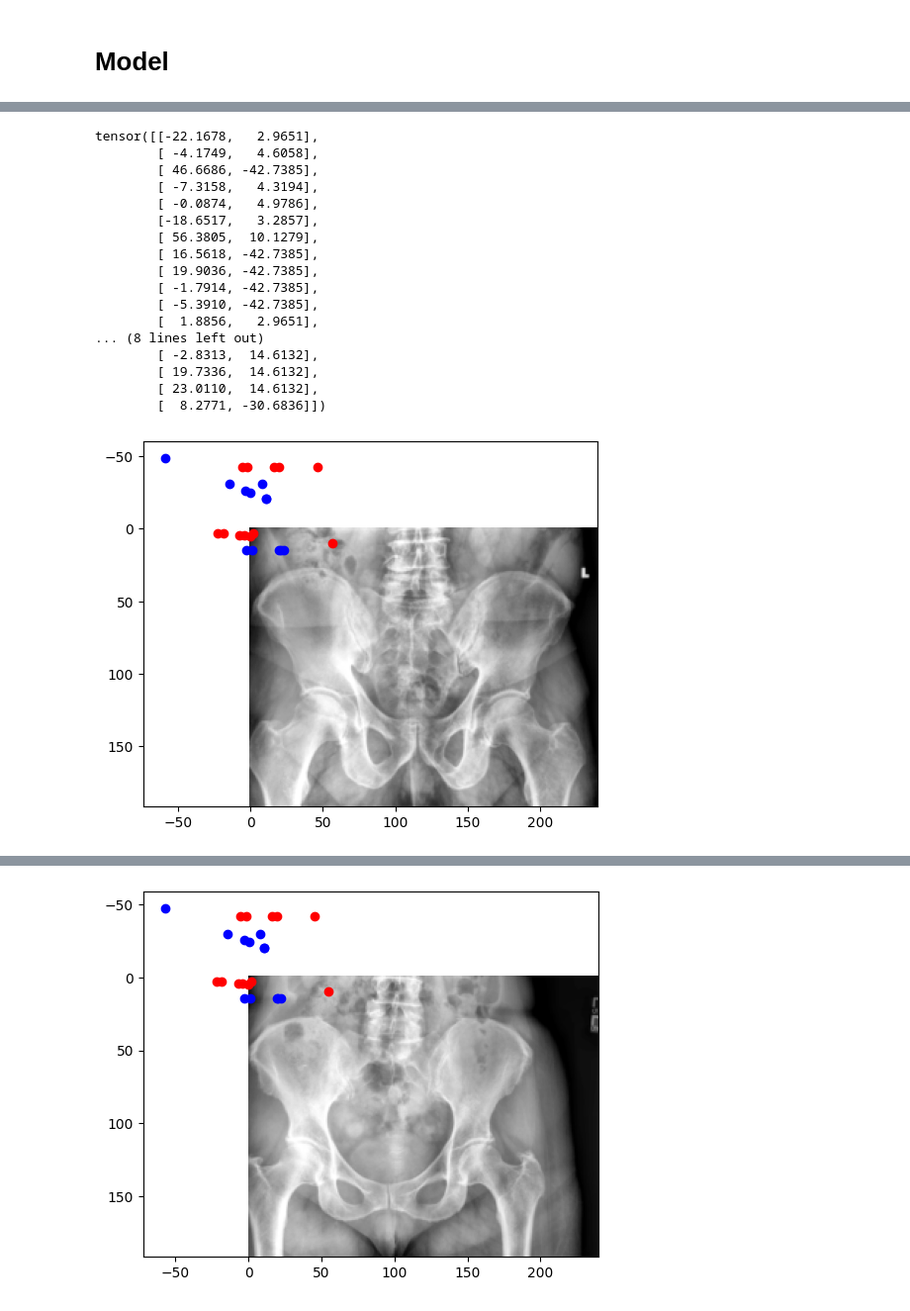
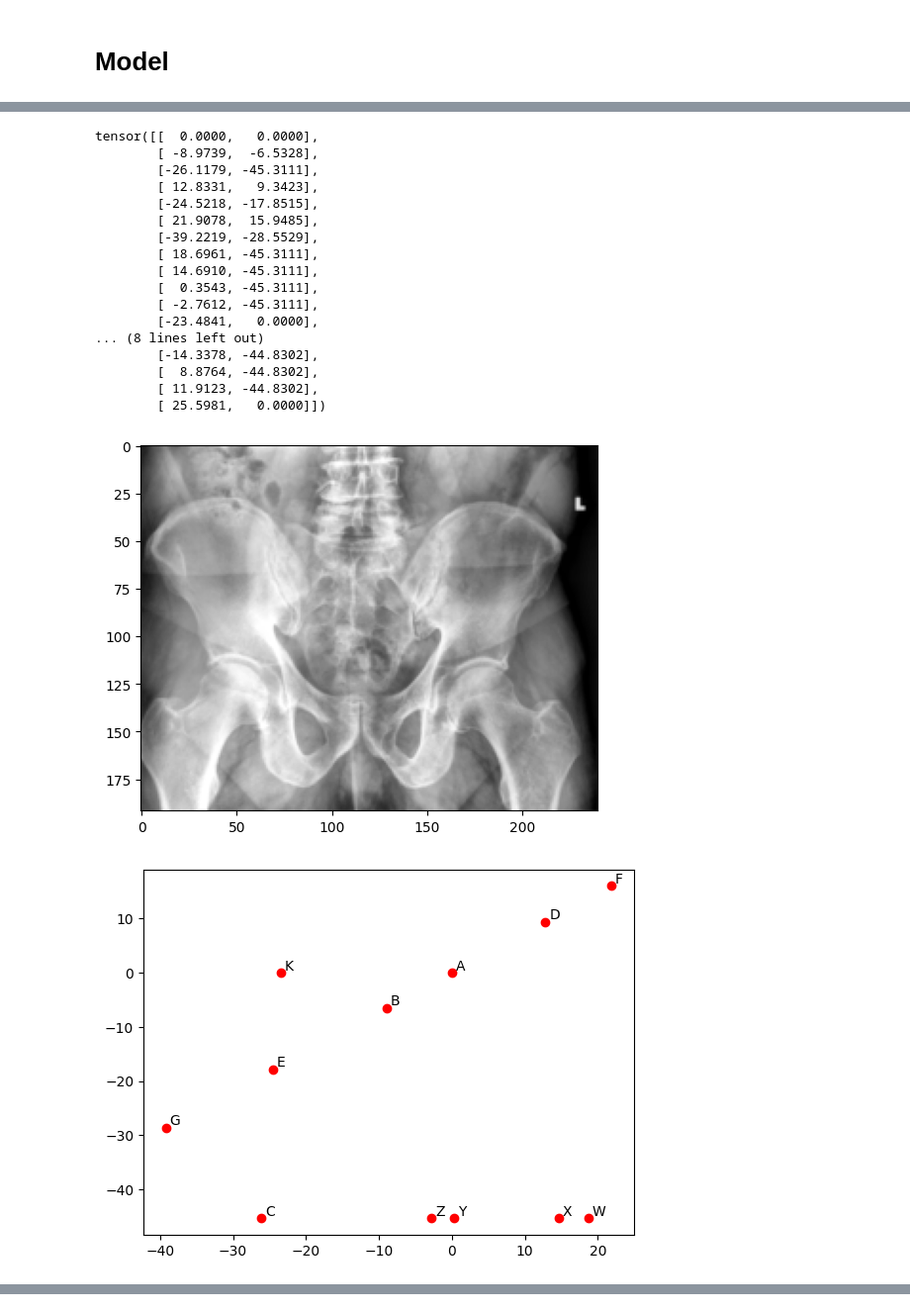
Before and after one commit to UPenn-Measurement-Project/MeasurementProject, a Jupyter notebook: cnn_on_points/cnn_on_points.ipynb, the cells around one changed output, grey strips where cells are left out. Shown at 99% size. Cells and saved outputs as stored; diff of their text form; code cells hidden in the pictures.

Commit message:
slight modification: get rid of A in learning, new plotting for debug

```diff
--- a/cnn_on_points/cnn_on_points.ipynb
+++ b/cnn_on_points/cnn_on_points.ipynb
@@ -225,13 +228,24 @@ def one_side_points_to_measurements(points, pix_to_mm, scale_factor):
     return (torch.stack(y, dim = -1), all_points)
 # %%
 #compute left points and then right points
-def all_points_to_measurements(points, pix_to_mm, scale_factor):
+def all_points_to_measurements(points, pix_to_mm, scale_factor, device):
     #shape: (batch_size, 28)
 
-    l_measurements, l_points = one_side_points_to_measurements(points[:, :14], pix_to_mm, scale_factor)
-    r_measurements, r_points = one_side_points_to_measurements(points[:, 14:], pix_to_mm, scale_factor)
+    l_measurements, l_points = one_side_points_to_measurements(points[:, :14], pix_to_mm, scale_factor, device)
+    r_measurements, r_points = one_side_points_to_measurements(points[:, 14:], pix_to_mm, scale_factor, device)
 
     return (torch.cat([l_measurements, r_measurements], dim = 1), torch.cat([l_points, r_points], dim = 1))
+# %%
+#plot points for debugging
+def plot_points(points, color):
+    if (points.shape[0] != 12 or points.shape[1] != 2):
+        raise SystemError(f'Incorrect dimensions for points out: {points.shape}')
+
+    plt.scatter(points[:, 0], points[:, 1], c = color)
+    for i, label in enumerate(['A', 'B', 'C', 'D', 'E', 'F', 'G', 'W', 'X', 'Y', 'Z', 'K']):
+            x, y = points[i]
+            plt.text(x + 0.5, y + 0.5, label)
+    plt.show()
 # %%
 #model
 class CNNModel(nn.Module):
@@ -290,7 +304,7 @@ for epoch in range(epoch_cnt):
             yvals.append(df.loc[df['ID'] == file].drop(columns = 'ID').values.astype(np.float32))
         yvals = torch.from_numpy(np.stack(yvals)).squeeze(1).to(device)
 
-        ypred, ypoints = all_points_to_measurements(model(images), pix_to_mm, scale_factor)
+        ypred, ypoints = all_points_to_measurements(model(images), pix_to_mm, scale_factor, device)
 
         loss = lossfn(ypred, yvals)
 
@@ -317,7 +331,7 @@ for epoch in range(epoch_cnt):
             yvals.append(df.loc[df['ID'] == file].drop(columns = 'ID').values.astype(np.float32))
         yvals = torch.from_numpy(np.stack(yvals)).squeeze(1).to(device)
 
-        ypred, ypoints = all_points_to_measurements(model(images), pix_to_mm, scale_factor)
+        ypred, ypoints = all_points_to_measurements(model(images), pix_to_mm, scale_factor, device)
 
         loss = lossfn(ypred, yvals)
         total_loss += loss.item()
@@ -354,47 +368,49 @@ Percent error for each measurement (out sample):
 # %%
 model.eval()
 for images, files in test_loader:
     images = images.to(device)
 
     yvals = []
     for file in files:
         yvals.append(df.loc[df['ID'] == file].drop(columns = 'ID').values.astype(np.float32))
     yvals = torch.from_numpy(np.stack(yvals)).squeeze(1).to(device)
 
-    ypred, ypoints = all_points_to_measurements(model(images), pix_to_mm, scale_factor)
+    ypred, ypoints = all_points_to_measurements(model(images), pix_to_mm, scale_factor, device)
 
     loss = lossfn(ypred, yvals)
     total_loss += loss.item()
 
     total_percent_err += torch.sum(torch.abs(yvals - ypred) / yvals, dim = 0)
 
     cur_points = ypoints[0].detach().cpu()
     print(cur_points)
 
     plt.imshow(images[0].squeeze().cpu(), cmap = 'gray')
-    plt.scatter(cur_points[:12, 0], cur_points[:12, 1], c = 'r')
-    plt.scatter(cur_points[12:, 0], cur_points[12:, 1], c = 'b')
-    # plt.axis('off')
+    plt.show()
+    plot_points(cur_points[:12], 'r')
+    plot_points(cur_points[12:], 'b')
+
     plt.show()
 
     print(ypred[0])
     print(yvals[0])
 # %% [output]
-tensor([[-22.1678,   2.9651],
-        [ -4.1749,   4.6058],
-        [ 46.6686, -42.7385],
-        [ -7.3158,   4.3194],
-        [ -0.0874,   4.9786],
-        [-18.6517,   3.2857],
-        [ 56.3805,  10.1279],
-        [ 16.5618, -42.7385],
-        [ 19.9036, -42.7385],
-        [ -1.7914, -42.7385],
-        [ -5.3910, -42.7385],
-        [  1.8856,   2.9651],
+tensor([[  0.0000,   0.0000],
+        [ -8.9739,  -6.5328],
+        [-26.1179, -45.3111],
+        [ 12.8331,   9.3423],
+        [-24.5218, -17.8515],
+        [ 21.9078,  15.9485],
+        [-39.2219, -28.5529],
+        [ 18.6961, -45.3111],
+        [ 14.6910, -45.3111],
+        [  0.3543, -45.3111],
+        [ -2.7612, -45.3111],
+        [-23.4841,   0.0000],
 ... (8 lines left out)
-        [ -2.8313,  14.6132],
-        [ 19.7336,  14.6132],
-        [ 23.0110,  14.6132],
-        [  8.2771, -30.6836]])
+        [-14.3378, -44.8302],
+        [  8.8764, -44.8302],
+        [ 11.9123, -44.8302],
+        [ 25.5981,   0.0000]])
-[figure, old version]
+[figure, new version]
+[figure, new version]
@@ -418 +434,0 @@ tensor([[-21.6041,   2.8839],
-[figure, old version]
```
Also changed, not shown: parts of 3 cells of this notebook, 1 other file.
